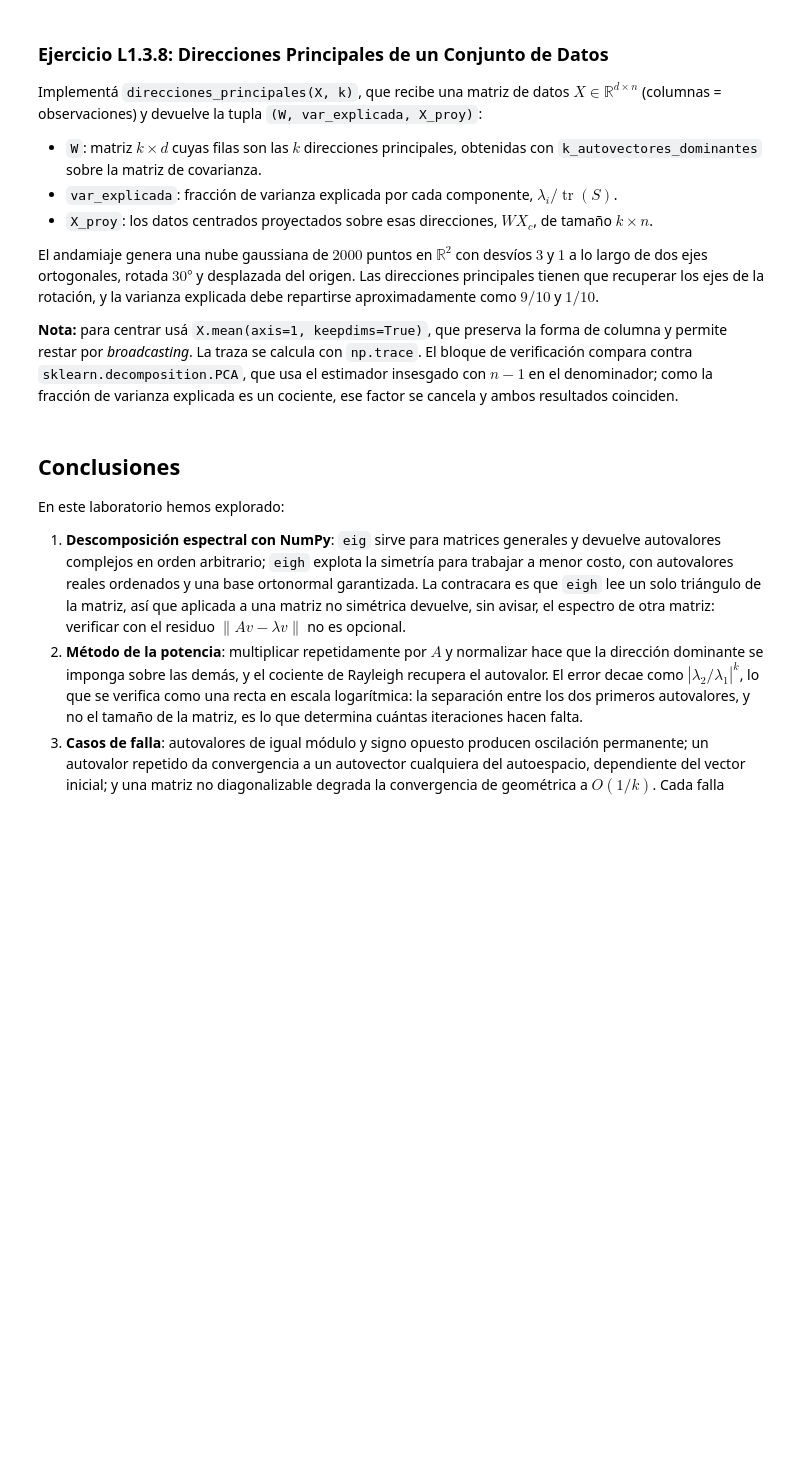
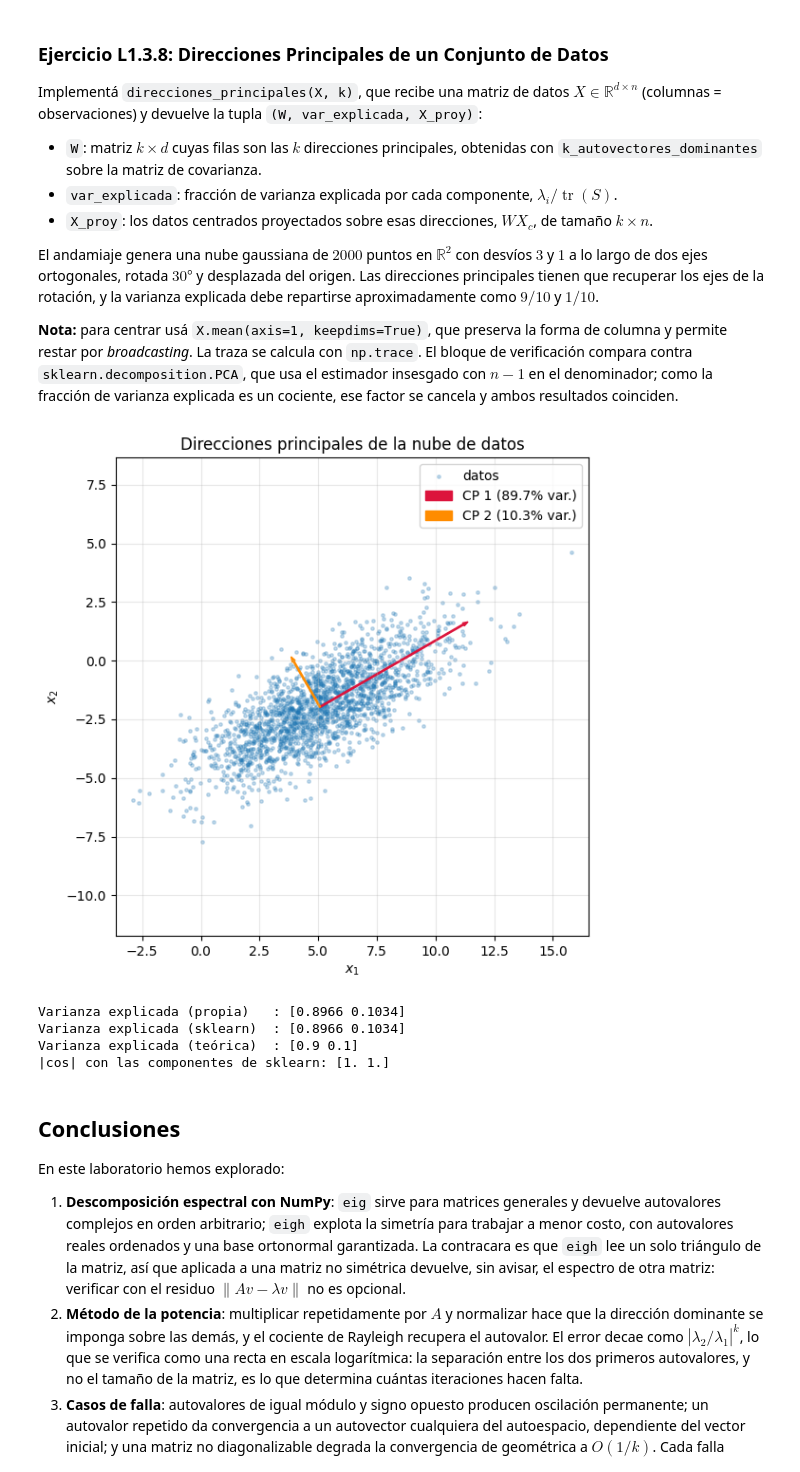
Before and after one commit to chihiroarias/Math-Machine-Learning, a Jupyter notebook: SEMESTRE2/lab_1_3.ipynb, the cells around one changed output. Saved outputs shown, nothing was run; the diff lists cells and outputs as text; code cells hidden in the pictures; blank space fills up the shorter version.

```diff
--- a/SEMESTRE2/lab_1_3.ipynb
+++ b/SEMESTRE2/lab_1_3.ipynb
@@ -511,15 +548,15 @@ def k_autovectores_dominantes(A, k, tol=1e-10, max_iter=2000):
     vectores, valores = [], []
 
     for _ in range(k):
-        v, lam, _ = ...  # COMPLETAR: autopar dominante de la matriz actual
+        v, lam, _ = metodo_potencia(A_def, x0=np.random.rand(A_def.shape[0]), tol=tol, max_iter=max_iter)  # COMPLETAR: autopar dominante de la matriz actual
         vectores.append(v)
         valores.append(lam)
-        A_def = ...      # COMPLETAR: deflación de Hotelling
+        A_def = A_def - lam * np.outer(v, v)  # COMPLETAR: deflación de Hotelling
 
     return np.array(vectores), np.array(valores)
 
 
-V3, lams3 = ...  # COMPLETAR: los 3 autopares dominantes de A_conv
+V3, lams3 = k_autovectores_dominantes(A_conv, 3)  # COMPLETAR: los 3 autopares dominantes de A_conv
 
 # ── Verificación ─────────────────────────────────────────────────────────────
 residuos3 = np.array([residuo_autopar(A_conv, lams3[i], V3[i]) for i in range(3)])
@@ -562,12 +604,12 @@ def direcciones_principales(X, k):
         X_proy: datos centrados proyectados sobre las k direcciones (k x n)
     """
     n = X.shape[1]
-    X_c = ...  # COMPLETAR: centrar los datos (restar la media de cada fila)
-    S = ...    # COMPLETAR: matriz de covarianza (1/n) X_c X_c^T
+    X_c = X - X.mean(axis=1, keepdims=True)  # COMPLETAR: centrar los datos (restar la media de cada fila)
+    S = (1 / n) * X_c @ X_c.T    # COMPLETAR: matriz de covarianza (1/n) X_c X_c^T
 
-    W, lams = ...          # COMPLETAR: k autopares dominantes de S
-    var_explicada = ...    # COMPLETAR: λ_i / traza(S)
-    X_proy = ...           # COMPLETAR: proyección de los datos centrados
+    W, lams = k_autovectores_dominantes(S, k)          # COMPLETAR: k autopares dominantes de S
+    var_explicada = lams / np.trace(S)    # COMPLETAR: λ_i / traza(S)
+    X_proy = W @ X_c           # COMPLETAR: proyección de los datos centrados
 
     return W, var_explicada, X_proy
 
@@ -579,7 +621,7 @@ R = np.array([[np.cos(theta), -np.sin(theta)],
               [np.sin(theta),  np.cos(theta)]])
 X_datos = R @ (np.diag([3.0, 1.0]) @ np.random.randn(2, n_datos)) + np.array([[5.0], [-2.0]])
 
-W, var_exp, X_proy = ...  # COMPLETAR: 2 direcciones principales de X_datos
+W, var_exp, X_proy = direcciones_principales(X_datos, 2)  # COMPLETAR: 2 direcciones principales de X_datos
 
 # ── Verificación contra scikit-learn ─────────────────────────────────────────
 from sklearn.decomposition import PCA
@@ -588,33 +630,39 @@ pca_ref = PCA(n_components=2).fit(X_datos.T)
 cos_dir = np.abs(np.sum(W * pca_ref.components_, axis=1))
 
 media = X_datos.mean(axis=1)
 escala = 2.5 * np.sqrt(var_exp * np.trace(np.cov(X_datos, bias=True)))
 plt.figure(figsize=(6, 6))
 plt.scatter(X_datos[0], X_datos[1], s=6, alpha=0.25, label="datos")
 for i, color in enumerate(["crimson", "darkorange"]):
     plt.arrow(media[0], media[1], escala[i] * W[i, 0], escala[i] * W[i, 1],
               width=0.05, color=color, length_includes_head=True,
               label=f"CP {i + 1} ({var_exp[i] * 100:.1f}% var.)")
 plt.axis("equal")
 plt.xlabel("$x_1$")
 plt.ylabel("$x_2$")
 plt.title("Direcciones principales de la nube de datos")
 plt.legend()
 plt.grid(alpha=0.3)
 plt.tight_layout()
 plt.show()
 
 assert np.allclose(var_exp, pca_ref.explained_variance_ratio_, atol=1e-6), \
     "La varianza explicada debe coincidir con la de scikit-learn"
 assert np.allclose(cos_dir, 1.0, atol=1e-5), \
     "Cada dirección debe ser colineal con la componente correspondiente de scikit-learn"
 assert np.allclose(np.abs(W @ R), np.eye(2), atol=0.05), \
     "Las direcciones principales deben recuperar los ejes de la rotación"
 assert np.allclose(X_proy.mean(axis=1), 0.0, atol=1e-10), "Los datos proyectados quedan centrados"
 print("Varianza explicada (propia)   :", np.round(var_exp, 4))
 print("Varianza explicada (sklearn)  :", np.round(pca_ref.explained_variance_ratio_, 4))
 print("Varianza explicada (teórica)  :", np.round(np.array([9.0, 1.0]) / 10.0, 4))
 print("|cos| con las componentes de sklearn:", np.round(cos_dir, 8))
+# %% [output]
+[figure, added]
+Varianza explicada (propia)   : [0.8966 0.1034]
+Varianza explicada (sklearn)  : [0.8966 0.1034]
+Varianza explicada (teórica)  : [0.9 0.1]
+|cos| con las componentes de sklearn: [1. 1.]
 # %% [markdown]
 ## Conclusiones
 
```
Also changed, not shown: parts of 8 cells of this notebook.
